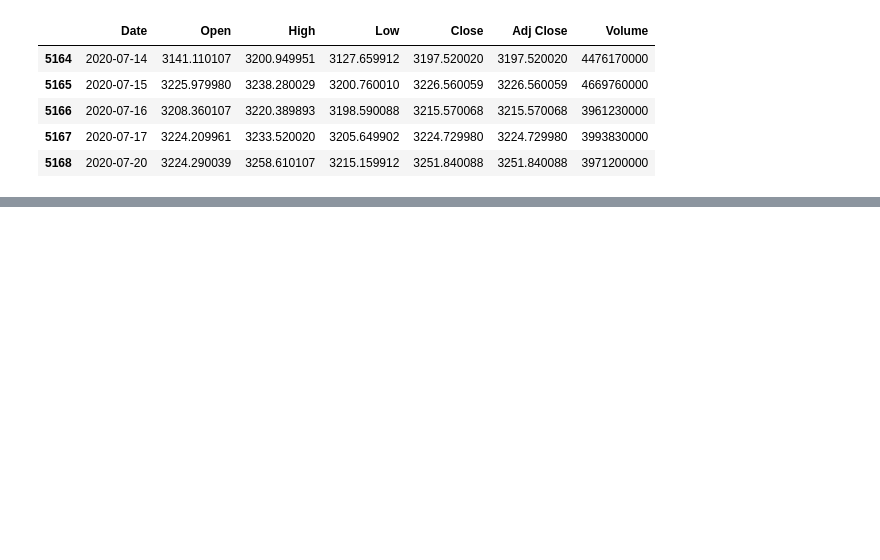
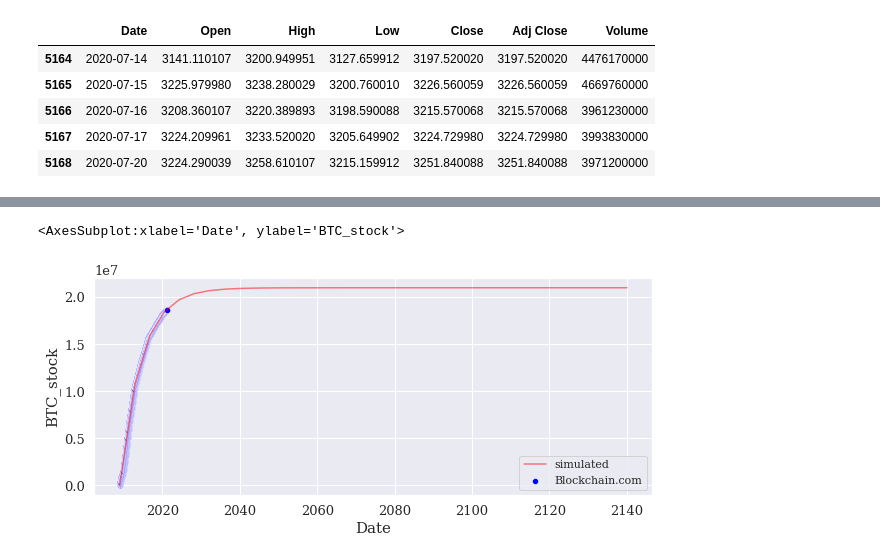
Before and after one commit to Igodlab/Bitcoin-price, a Jupyter notebook: BTC_price.ipynb, the cells around one changed output, grey strips where cells are left out. Cells and saved outputs as stored; diff of their text form; code cells hidden in the pictures; blank space fills up the shorter version.

```diff
--- a/BTC_price.ipynb
+++ b/BTC_price.ipynb
@@ -350,7 +359,7 @@ def time_truncate(x, t0=Xday["Date"][Xday.iloc[[0]].index[0]], tf=Xday["Date"][X
 # load Bitcoin stock from Blockchain.com
 totB = pd.read_csv("total-bitcoins")
 totB["Timestamp"] = [datetime.strptime(i[:10]+ " 00:00:00", '%Y-%m-%d %H:%M:%S') for i in totB["Timestamp"]]
-totB.rename(columns={"Timestamp": "Date"}, inplace=True)
+totB.rename(columns={"Timestamp": "Date", "total-bitcoins": "BTC_stock"}, inplace=True)
 #a0 = pad_nan(totB, cc=["Date"])
 #totB = time_truncate(totB)
 #np.unique(a0)
@@ -387,8 +394,9 @@ while ddd == False:
 
 
 ## compute Bitcoins per block
-Bpb = 51.5 ## Bitcoins-per-block mined pre-halving era
+Bpb = 51.93494777042 ## Bitcoins-per-block mined pre-halving era
 BTCp = [] ## Bitcoins produced
+BTCf = []  ## yearly flow
 min_in_day = 6*24 ## number of 10-minutes in a day
 ref_day = base0 ## reference day
 hlv = halv0
@@ -399,9 +407,19 @@ for b in range(len(s2f_time)):
         Bpb = Bpb/2  ## decrease by one-half
         hlv = hlv + timedelta(days=mhalv)
     BTCp.append(min_in_day*Bpb)
+    BTCf.append(min_in_day*365*Bpb)
+
 
 ## Bitcoins in stock
 BTCstock = np.cumsum(BTCp)
+BTCflow = BTCf
+BTC_S2F = BTCstock/BTCflow
 
 ## convert to dataframe
-BTCs = pd.DataFrame({"Date": s2f_time, "BTC_mined": BTCp, "BTC_stock": BTCstock})
+BTCs = pd.DataFrame({"Date": s2f_time, "BTC_mined": BTCp, "BTC_stock": BTCstock, "BTC_flow": BTCflow, "S2F": BTC_S2F})
+# %%
+sns.lineplot(data=BTCs, x="Date", y="BTC_stock", color="red", label="simulated", alpha=0.5)
+sns.scatterplot(data=totB, x="Date", y="BTC_stock", color="blue", label="Blockchain.com")
+# %% [output]
+<AxesSubplot:xlabel='Date', ylabel='BTC_stock'>
+[figure, added]
```
Also changed, not shown: parts of 28 cells of this notebook.
